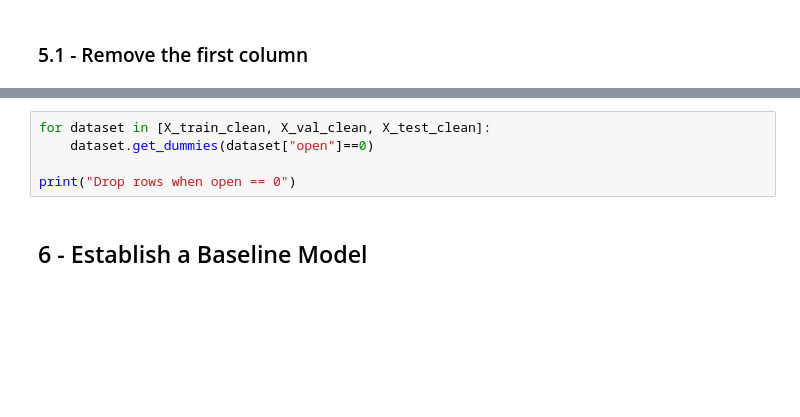
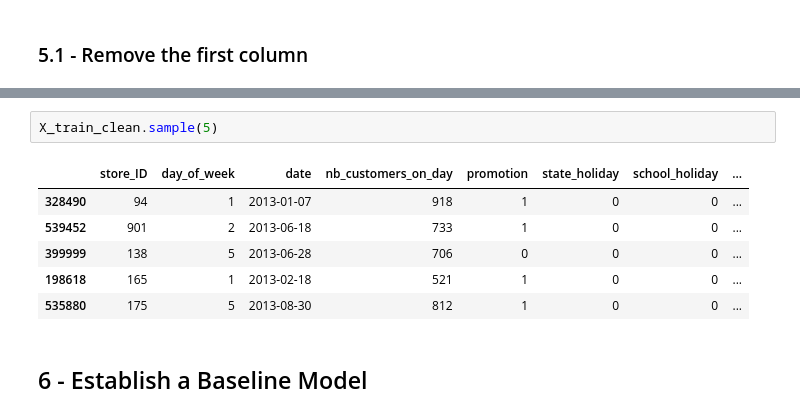
Before and after one commit to shaniewill/IronHack_IronKeggle-_OneTeamOneDream_Uschi_Shanie_Alex, a Jupyter notebook: group1.ipynb, the cells around one changed output, grey strips where cells are left out. Saved outputs shown, nothing was run; the diff lists cells and outputs as text; blank space fills up the shorter version.

```diff
--- a/group1.ipynb
+++ b/group1.ipynb
@@ -203,8 +236,12 @@ print("Drop the first and the date columns!")
-# %%
-for dataset in [X_train_clean, X_val_clean, X_test_clean]:
-    dataset.get_dummies(dataset["open"]==0)
-
-print("Drop rows when open == 0")
+# %%
+X_train_clean.sample(5)
+# %% [output]
+|  | store_ID | day_of_week | date | nb_customers_on_day | promotion | state_holiday | school_holiday | ... |
+| 328490 | 94 | 1 | 2013-01-07 | 918 | 1 | 0 | 0 | ... |
+| 539452 | 901 | 2 | 2013-06-18 | 733 | 1 | 0 | 0 | ... |
+| 399999 | 138 | 5 | 2013-06-28 | 706 | 0 | 0 | 0 | ... |
+| 198618 | 165 | 1 | 2013-02-18 | 521 | 1 | 0 | 0 | ... |
+| 535880 | 175 | 5 | 2013-08-30 | 812 | 1 | 0 | 0 | ... |
 # %% [markdown]
 ## 6 - Establish a Baseline Model
 # %%
```
Also changed, not shown: parts of 33 cells of this notebook, 1 other file.
